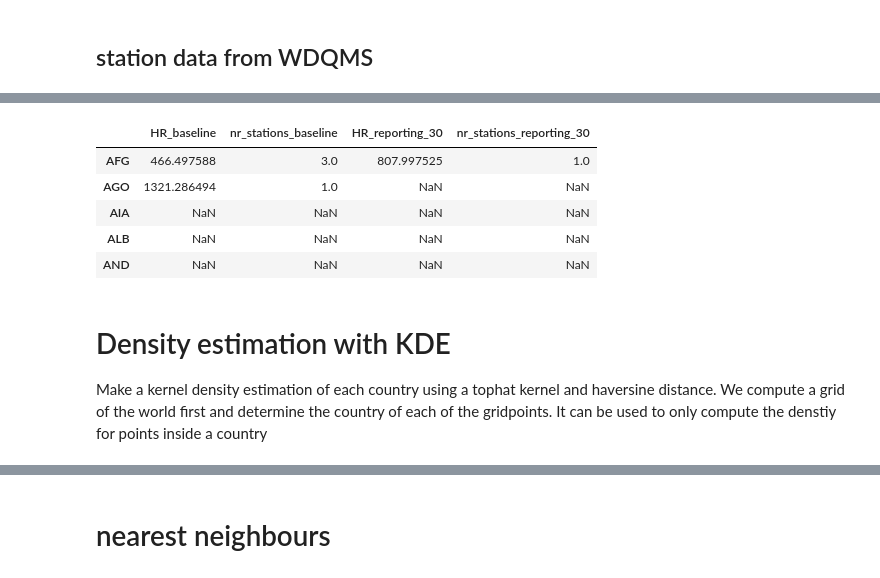
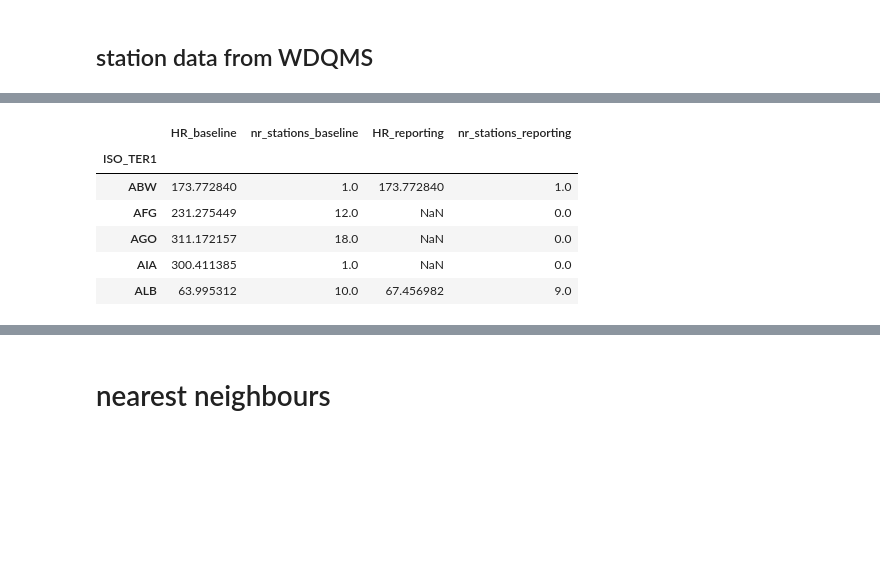
Before and after one commit to kurt-hectic/wmo-notebooks, a Jupyter notebook: GBON HR definitions.ipynb, the cells around one changed output, grey strips where cells are left out. Cells and saved outputs as stored; diff of their text form; code cells hidden in the pictures; blank space fills up the shorter version.

```diff
--- a/GBON HR definitions.ipynb
+++ b/GBON HR definitions.ipynb
@@ -343,0 +272,22 @@ nr far EEZ 0
+# %%
+def station_to_country(stations,plot=False):
+    stations=gpd.sjoin(stations,gdf_surface.reset_index()[["ISO_TER1","ISO_SOV1","geometry"]],how="left",op="within")
+
+    idx_nojoin = stations.index_right.isna()
+    print("warning.. could not find country for ",stations.loc[idx_nojoin,["name","wigosid"]])
+
+    if plot:
+        ax=gdf_surface.plot(figsize=(20,20))
+        stations[~idx_nojoin].plot(ax=ax,color="green",markersize=2,label="in country",legend=True)
+        stations[idx_nojoin].plot(ax=ax,color="red",markersize=4,label="not in country",legend=True)
+
+    return stations
+
+baseline_stations = station_to_country(gdf_baseline)
+reporting_stations_30 = station_to_country(gdf_reporting)
+
+baseline_ua_stations = station_to_country(gdf_ua_baseline)
+reporting_ua_stations = station_to_country( pd.concat([gdf_ua_reporting,gdf_ua_reporting_2])) # 1 and 2 daily together
+#reporting_ua_stations_2 = station_to_country(gdf_ua_reporting_2)
+
+#reporting_stations_80 = station_to_country(gdf_reporting_2)
@@ -343,0 +312,3 @@ nr far EEZ 0
+# %%
+idx_outside = (baseline_stations.country_id != baseline_stations.ISO_TER1) & (baseline_stations.country_id != baseline_stations.ISO_SOV1)
+baseline_stations[idx_outside & ~baseline_stations.country_id.isna() ].head()
@@ -344,29 +416,39 @@ nr far EEZ 0
 # %%
 def calculate_HR(stations,colsuffix=None):
 
     colname="HR_" + colsuffix
     colname_stations = "nr_stations_" + colsuffix
 
-    stations_by_country = stations.groupby("country_id").wigosid.count().to_frame()
-    stations_by_country = stations_by_country.rename(columns={"wigosid":colname_stations})
+    stations_by_country = stations.groupby("ISO_TER1").ISO_SOV1.count().to_frame()
+    stations_by_country = stations_by_country.rename(columns={"ISO_SOV1":colname_stations})
 
-    country_hr = stations_by_country.join(gdf_world_area,how="right")
+    country_hr = stations_by_country.join(gdf_surface,how="right")
 
-    country_hr[colname] = np.sqrt(country_hr.surface_area_total_km2) / np.sqrt(country_hr[colname_stations])
+    country_hr[colname] = np.sqrt(country_hr.AREA_KM2) / np.sqrt(country_hr[colname_stations])
+
+    country_hr[colname_stations] = country_hr[colname_stations].fillna(0)
 
     return country_hr[[colname,colname_stations]]
 
 hr_baseline = calculate_HR(baseline_stations,"baseline")
-hr_reporting_30 = calculate_HR(reporting_stations_30,"reporting_30")
+hr_reporting_30 = calculate_HR(reporting_stations_30,"reporting")
 #hr_reporting_80 = calculate_HR(reporting_stations_80,"reporting_80")
+
+hr_baseline_ua = calculate_HR(baseline_ua_stations,"baseline")
+hr_reporting_ua = calculate_HR(reporting_ua_stations,"reporting")
+#hr_reporting_ua_2 = calculate_HR(reporting_ua_stations_2,"reporting_ua_2")
 
 
 df_analysis = pd.concat([hr_baseline,hr_reporting_30],axis=1)
+df_analysis_ua = pd.concat([hr_baseline_ua,hr_reporting_ua],axis=1)
+
+
 df_analysis.head()
 # %% [output]
-|  | HR_baseline | nr_stations_baseline | HR_reporting_30 | nr_stations_reporting_30 |
-| AFG | 466.497588 | 3.0 | 807.997525 | 1.0 |
-| AGO | 1321.286494 | 1.0 | NaN | NaN |
-| AIA | NaN | NaN | NaN | NaN |
-| ALB | NaN | NaN | NaN | NaN |
-| AND | NaN | NaN | NaN | NaN |
+|  | HR_baseline | nr_stations_baseline | HR_reporting | nr_stations_reporting |
+| ISO_TER1 |  |  |  |  |
+| ABW | 173.772840 | 1.0 | 173.772840 | 1.0 |
+| AFG | 231.275449 | 12.0 | NaN | 0.0 |
+| AGO | 311.172157 | 18.0 | NaN | 0.0 |
+| AIA | 300.411385 | 1.0 | NaN | 0.0 |
+| ALB | 63.995312 | 10.0 | 67.456982 | 9.0 |
@@ -376,5 +454,0 @@ df_analysis.head()
-# %% [markdown]
-# Density estimation with KDE
-Make a kernel density estimation of each country using a tophat kernel and haversine distance.
-We compute a grid of the world first and determine the country of each of the gridpoints.
-It can be used to only compute the denstiy for points inside a country
```
Also changed, not shown: parts of 39 cells of this notebook, 11 other files.
